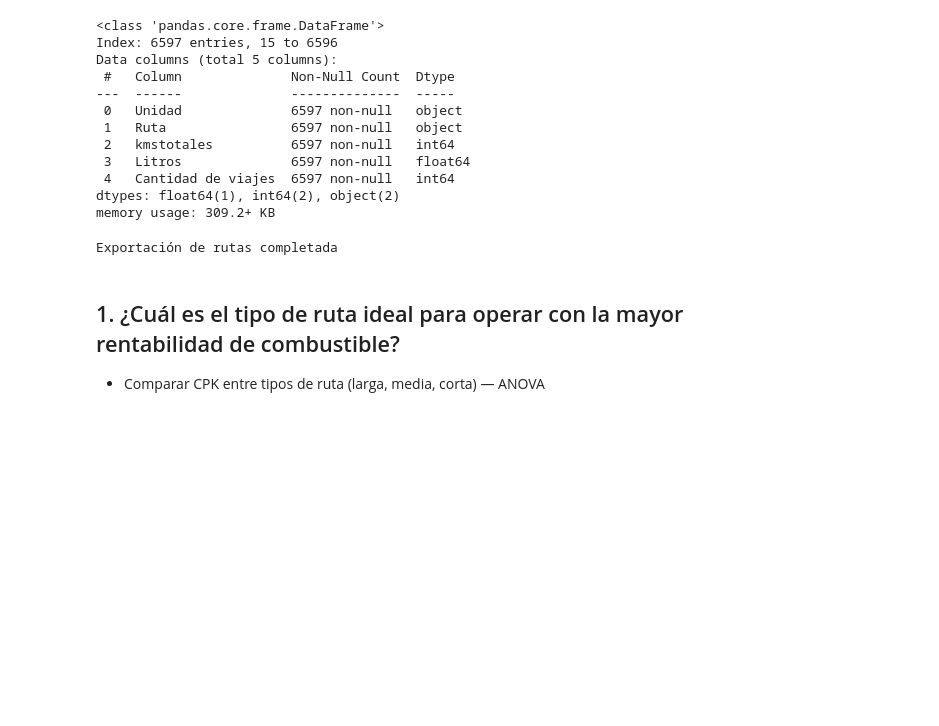
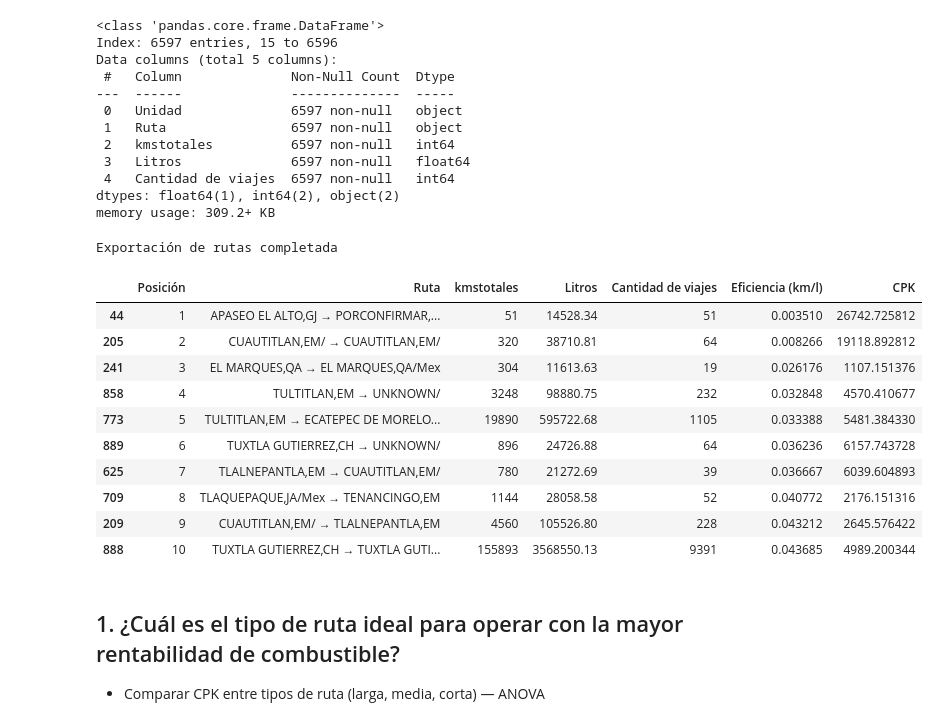
Before and after one commit to pomaremiliano/dashboard-datastorm, a Jupyter notebook: data/RecoleccionReto.ipynb, the cells around one changed output. Drawn from its saved outputs; the diff is of its cells as text; code cells hidden in the pictures; blank space fills up the shorter version.

```diff
--- a/data/RecoleccionReto.ipynb
+++ b/data/RecoleccionReto.ipynb
@@ -649,6 +657,20 @@ with pd.ExcelWriter("Rutas_Resumen.xlsx") as writer:
 print("Exportación de rutas completada")
 # %% [output]
 Exportación de rutas completada
+# %%
+top10_rutas_menos_eficientes
+# %% [output]
+|  | Posición | Ruta | kmstotales | Litros | Cantidad de viajes | Eficiencia (km/l) | CPK |
+| 44 | 1 | APASEO EL ALTO,GJ → PORCONFIRMAR,... | 51 | 14528.34 | 51 | 0.003510 | 26742.725812 |
+| 205 | 2 | CUAUTITLAN,EM/ → CUAUTITLAN,EM/ | 320 | 38710.81 | 64 | 0.008266 | 19118.892812 |
+| 241 | 3 | EL MARQUES,QA → EL MARQUES,QA/Mex | 304 | 11613.63 | 19 | 0.026176 | 1107.151376 |
+| 858 | 4 | TULTITLAN,EM → UNKNOWN/ | 3248 | 98880.75 | 232 | 0.032848 | 4570.410677 |
+| 773 | 5 | TULTITLAN,EM → ECATEPEC DE MORELO... | 19890 | 595722.68 | 1105 | 0.033388 | 5481.384330 |
+| 889 | 6 | TUXTLA GUTIERREZ,CH → UNKNOWN/ | 896 | 24726.88 | 64 | 0.036236 | 6157.743728 |
+| 625 | 7 | TLALNEPANTLA,EM → CUAUTITLAN,EM/ | 780 | 21272.69 | 39 | 0.036667 | 6039.604893 |
+| 709 | 8 | TLAQUEPAQUE,JA/Mex → TENANCINGO,EM | 1144 | 28058.58 | 52 | 0.040772 | 2176.151316 |
+| 209 | 9 | CUAUTITLAN,EM/ → TLALNEPANTLA,EM | 4560 | 105526.80 | 228 | 0.043212 | 2645.576422 |
+| 888 | 10 | TUXTLA GUTIERREZ,CH → TUXTLA GUTI... | 155893 | 3568550.13 | 9391 | 0.043685 | 4989.200344 |
 # %% [markdown]
 ## 1. ¿Cuál es el tipo de ruta ideal para operar con la mayor rentabilidad de combustible?
 
```
Also changed, not shown: parts of 20 cells of this notebook, 6 other files.
